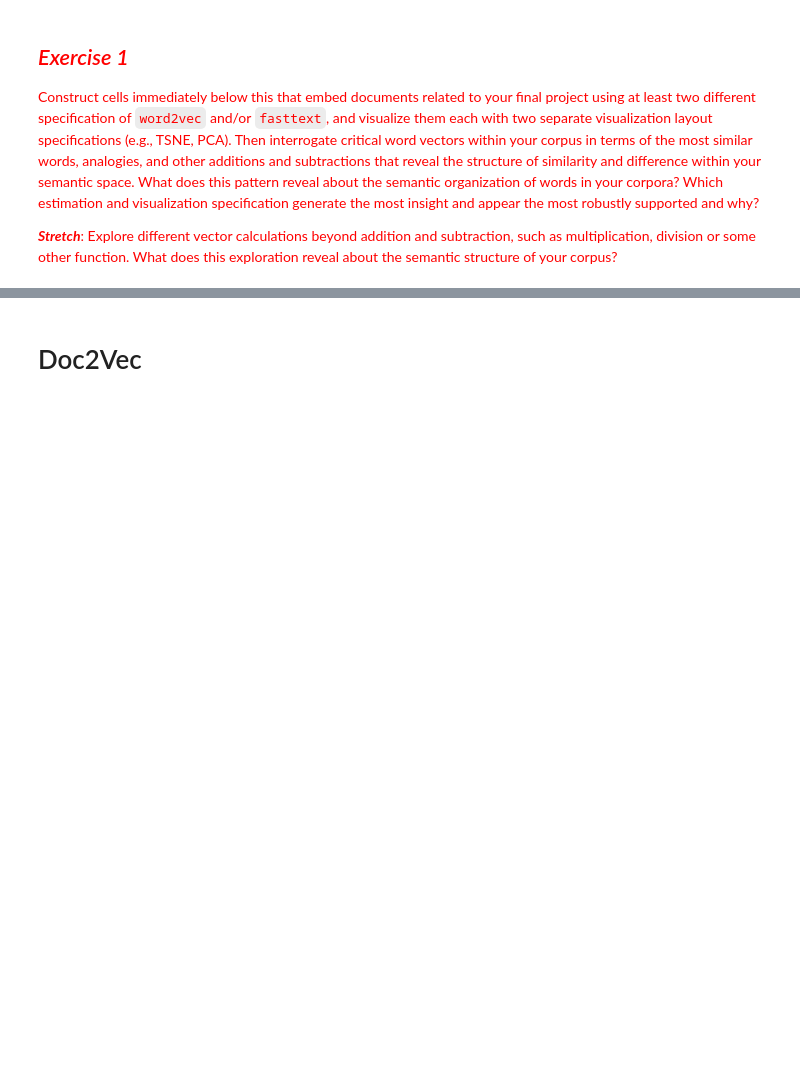
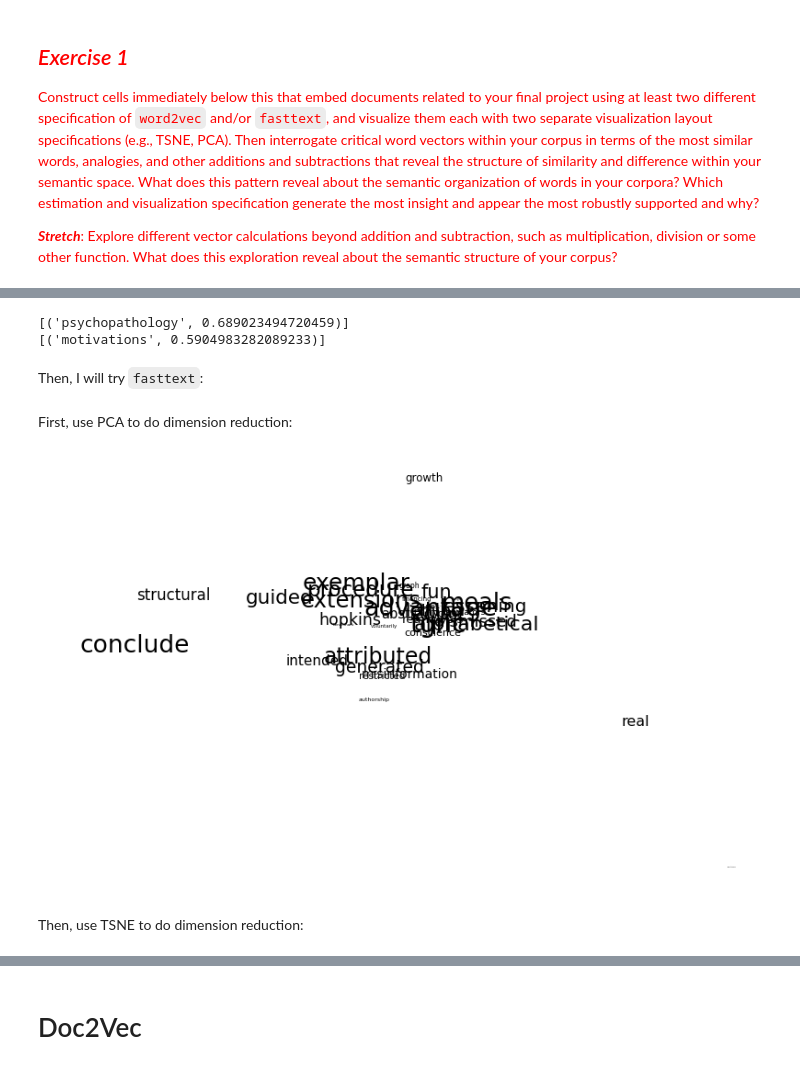
Before and after one commit to cty20010831/SOCI-40133-Computational-Content-Analysis, a Jupyter notebook: week 4/4_Word_Embeddings.ipynb, the cells around one changed output, grey strips where cells are left out. Cells and saved outputs as stored; diff of their text form; code cells hidden in the pictures; blank space fills up the shorter version.

```diff
--- a/week 4/4_Word_Embeddings.ipynb
+++ b/week 4/4_Word_Embeddings.ipynb
@@ -458,0 +626,9 @@ array([-2.70548295e-02,  1.50540456e-01,  2.53648639e-01, -4.23338339e-02,
+# %%
+# Find word analogy
+print(psychology_corpus_W2V.wv.most_similar(positive=['disorder', 'developmental'], negative=['mental'], topn=1))
+print(psychology_corpus_W2V.wv.most_similar(positive=['ability', 'social'], negative=['cognitive'], topn=1))
+# %% [output]
+[('psychopathology', 0.689023494720459)]
+[('motivations', 0.5904983282089233)]
+# %% [markdown]
+Then, I will try `fasttext`:
@@ -458,0 +643,32 @@ array([-2.70548295e-02,  1.50540456e-01,  2.53648639e-01, -4.23338339e-02,
+# %%
+# Train the model
+model = fasttext.train_unsupervised('psychology_corpus_sentences.txt', model='cbow')
+# %%
+# Randomly extract a sample of 40 words from it
+random.seed(42)
+targetWords_psychology_corpus = random.sample(model.get_words(), numWords)
+
+wordsSubMatrix_psychology_corpus = []
+for word in targetWords_psychology_corpus:
+    wordsSubMatrix_psychology_corpus.append(psychology_corpus_W2V.wv[word])
+wordsSubMatrix_psychology_corpus = np.array(wordsSubMatrix_psychology_corpus)
+# %% [markdown]
+First, use PCA to do dimension reduction:
+# %%
+pcaWords_psychology_corpus = sklearn.decomposition.PCA(n_components = 2).fit(wordsSubMatrix_psychology_corpus)
+reducedPCA_data_psychology_corpus = pcaWords.transform(wordsSubMatrix_psychology_corpus)
+# %%
+# Visualize
+fig = plt.figure(figsize = (10,6))
+ax = fig.add_subplot(111)
+ax.set_frame_on(False)
+plt.scatter(reducedPCA_data_psychology_corpus[:, 0], reducedPCA_data_psychology_corpus[:, 1], alpha = 0)#Making the points invisible
+for i, word in enumerate(targetWords_psychology_corpus):
+    ax.annotate(word, (reducedPCA_data_psychology_corpus[:, 0][i], reducedPCA_data_psychology_corpus[:, 1][i]), size =  20 * (numWords - i) / numWords)
+plt.xticks(())
+plt.yticks(())
+plt.show()
+# %% [output]
+[figure, added]
+# %% [markdown]
+Then, use TSNE to do dimension reduction:
```
Also changed, not shown: parts of 71 cells of this notebook.
